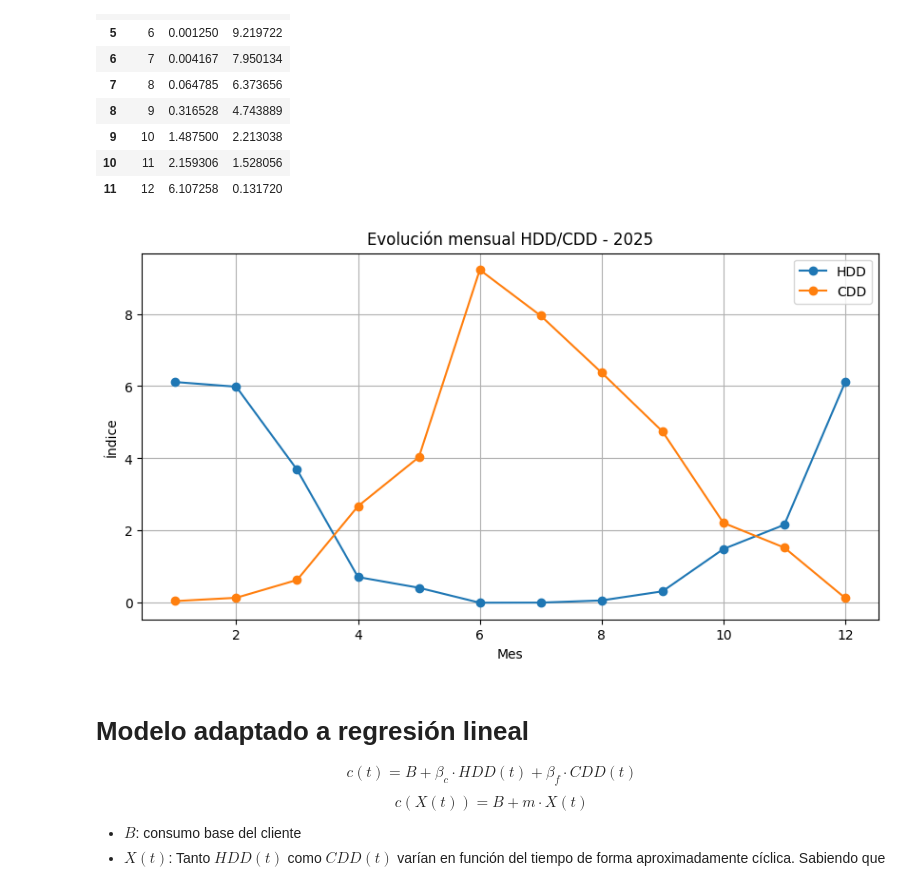
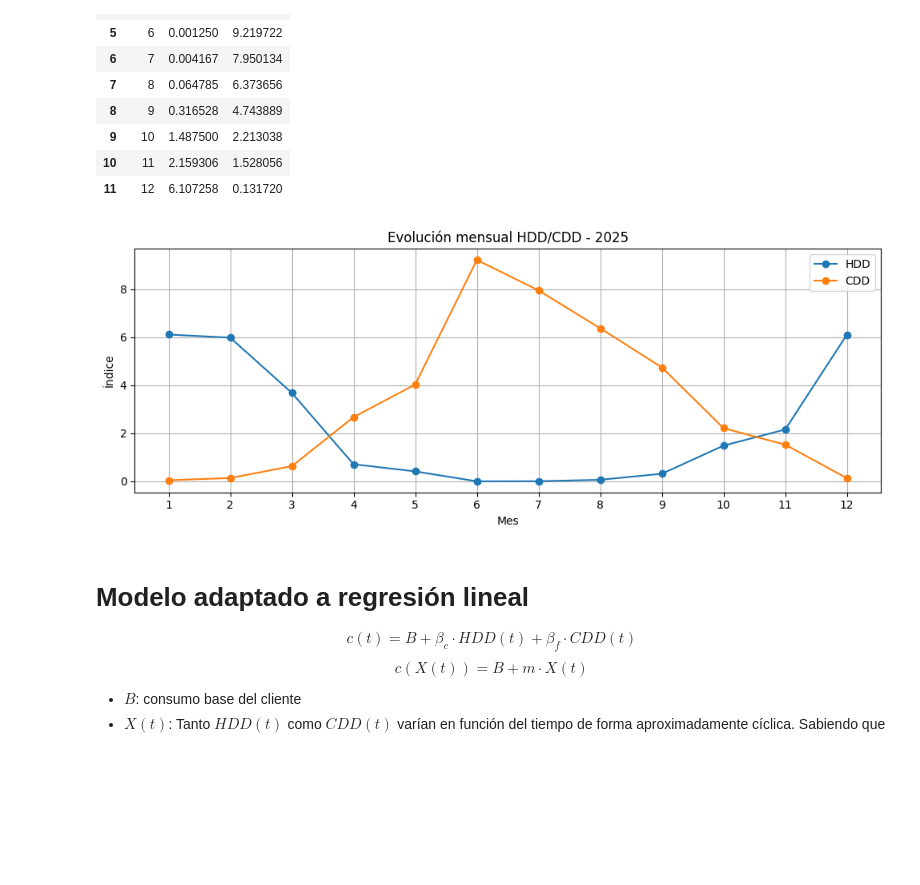
Before and after one commit to SantiagoEzequielDrelewicz/TP-LMC, a Jupyter notebook: tplmc.ipynb, the cells around one changed output. Cells and saved outputs as stored; diff of their text form; code cells hidden in the pictures; blank space fills up the shorter version.

```diff
--- a/tplmc.ipynb
+++ b/tplmc.ipynb
@@ -554,22 +555,22 @@ df_chdd_mes
 | 10 | 11 | 2.159306 | 1.528056 |
 | 11 | 12 | 6.107258 | 0.131720 |
 # %%
-import matplotlib.pyplot as plt
-
-plt.figure(figsize=(10,5))
+plt.figure(figsize=(10,4))
 
 plt.plot(df_chdd_mes["mes"], df_chdd_mes["hdd"], marker="o", label="HDD")
 plt.plot(df_chdd_mes["mes"], df_chdd_mes["cdd"], marker="o", label="CDD")
 
 plt.xlabel("Mes")
 plt.ylabel("Índice")
 plt.title("Evolución mensual HDD/CDD - 2025")
 plt.grid()
 plt.legend()
-
+plt.tight_layout()
+plt.xticks(range(1, 13))
+plt.savefig("figuras/evolucion_hdd_cdd_2025.png") # guardar la figura
 plt.show()
 # %% [output]
-[figure, old version]
+[figure, new version]
 # %% [markdown]
 # Modelo adaptado a regresión lineal
 
```
Also changed, not shown: parts of 13 cells of this notebook, 13 other files.
